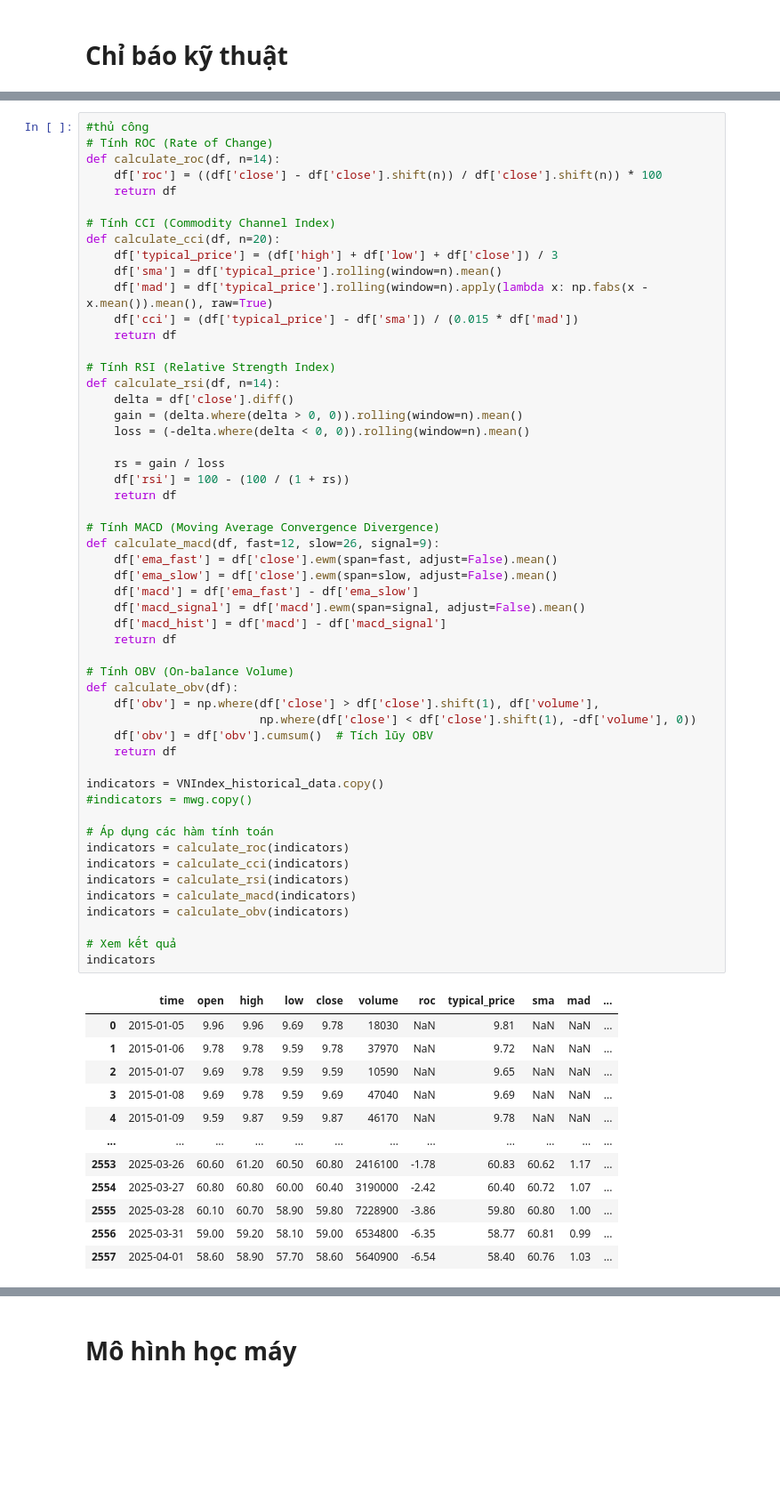
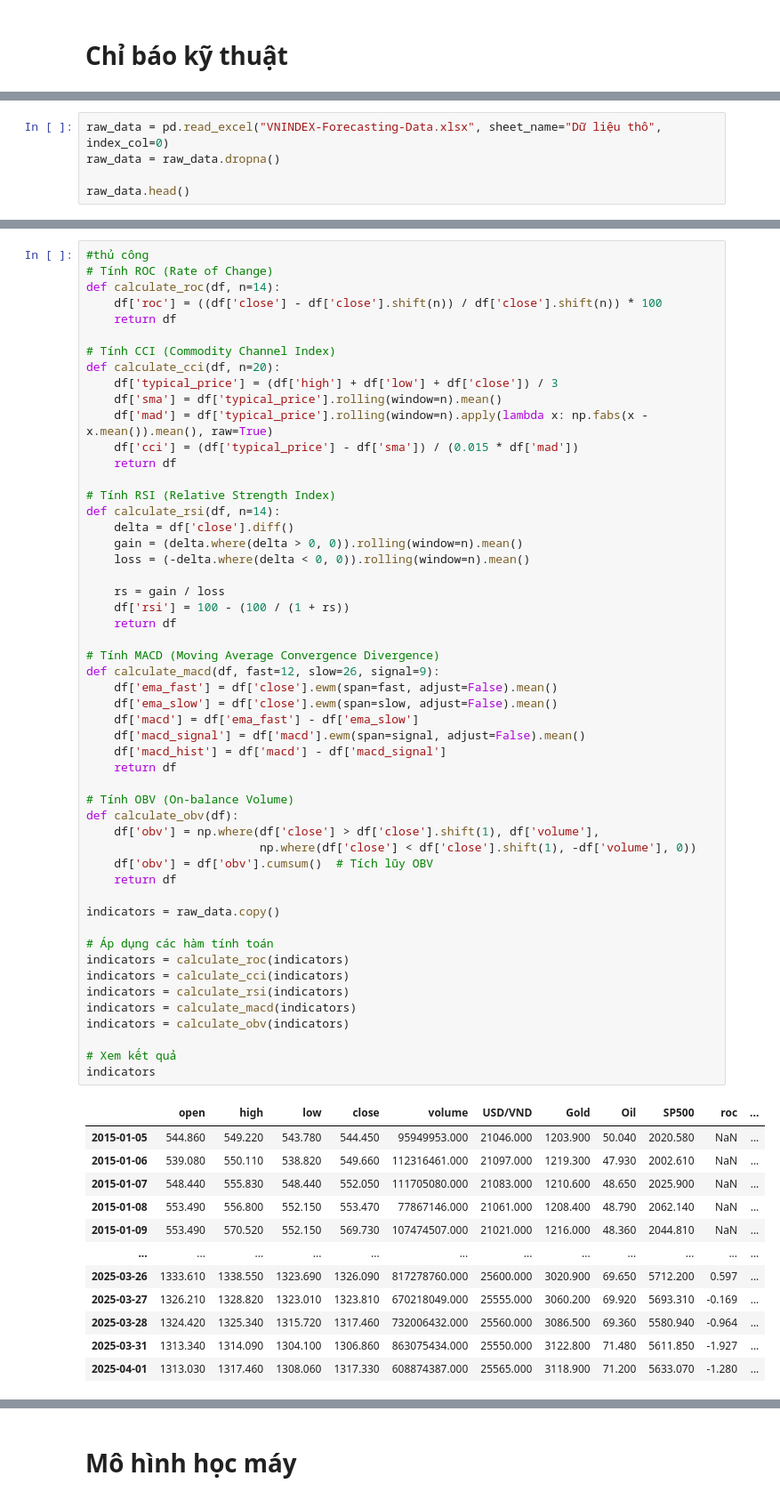
Before and after one commit to ngocminh0123/VNINDEX-Forecasting, a Jupyter notebook: VNINDEX-Forecasting.ipynb, the cells around one changed output, grey strips where cells are left out. Shown at 89% size. Cells and saved outputs as stored; diff of their text form; blank space fills up the shorter version.

```diff
--- a/VNINDEX-Forecasting.ipynb
+++ b/VNINDEX-Forecasting.ipynb
@@ -229,0 +216,5 @@ indicators['obv'] = ta.volume.OnBalanceVolumeIndicator(close=indicators['close']
+# %%
+raw_data = pd.read_excel("VNINDEX-Forecasting-Data.xlsx", sheet_name="Dữ liệu thô", index_col=0)
+raw_data = raw_data.dropna()
+
+raw_data.head()
@@ -252,44 +250,43 @@ def calculate_rsi(df, n=14):
     df['rsi'] = 100 - (100 / (1 + rs))
     return df
 
 # Tính MACD (Moving Average Convergence Divergence)
 def calculate_macd(df, fast=12, slow=26, signal=9):
     df['ema_fast'] = df['close'].ewm(span=fast, adjust=False).mean()
     df['ema_slow'] = df['close'].ewm(span=slow, adjust=False).mean()
     df['macd'] = df['ema_fast'] - df['ema_slow']
     df['macd_signal'] = df['macd'].ewm(span=signal, adjust=False).mean()
     df['macd_hist'] = df['macd'] - df['macd_signal']
     return df
 
 # Tính OBV (On-balance Volume)
 def calculate_obv(df):
     df['obv'] = np.where(df['close'] > df['close'].shift(1), df['volume'],
                          np.where(df['close'] < df['close'].shift(1), -df['volume'], 0))
     df['obv'] = df['obv'].cumsum()  # Tích lũy OBV
     return df
 
-indicators = VNIndex_historical_data.copy()
-#indicators = mwg.copy()
+indicators = raw_data.copy()
 
 # Áp dụng các hàm tính toán
 indicators = calculate_roc(indicators)
 indicators = calculate_cci(indicators)
 indicators = calculate_rsi(indicators)
 indicators = calculate_macd(indicators)
 indicators = calculate_obv(indicators)
 
 # Xem kết quả
 indicators
 # %% [output]
-|  | time | open | high | low | close | volume | roc | typical_price | sma | mad | ... |
-| 0 | 2015-01-05 | 9.96 | 9.96 | 9.69 | 9.78 | 18030 | NaN | 9.81 | NaN | NaN | ... |
-| 1 | 2015-01-06 | 9.78 | 9.78 | 9.59 | 9.78 | 37970 | NaN | 9.72 | NaN | NaN | ... |
-| 2 | 2015-01-07 | 9.69 | 9.78 | 9.59 | 9.59 | 10590 | NaN | 9.65 | NaN | NaN | ... |
-| 3 | 2015-01-08 | 9.69 | 9.78 | 9.59 | 9.69 | 47040 | NaN | 9.69 | NaN | NaN | ... |
-| 4 | 2015-01-09 | 9.59 | 9.87 | 9.59 | 9.87 | 46170 | NaN | 9.78 | NaN | NaN | ... |
+|  | open | high | low | close | volume | USD/VND | Gold | Oil | SP500 | roc | ... |
+| 2015-01-05 | 544.860 | 549.220 | 543.780 | 544.450 | 95949953.000 | 21046.000 | 1203.900 | 50.040 | 2020.580 | NaN | ... |
+| 2015-01-06 | 539.080 | 550.110 | 538.820 | 549.660 | 112316461.000 | 21097.000 | 1219.300 | 47.930 | 2002.610 | NaN | ... |
+| 2015-01-07 | 548.440 | 555.830 | 548.440 | 552.050 | 111705080.000 | 21083.000 | 1210.600 | 48.650 | 2025.900 | NaN | ... |
+| 2015-01-08 | 553.490 | 556.800 | 552.150 | 553.470 | 77867146.000 | 21061.000 | 1208.400 | 48.790 | 2062.140 | NaN | ... |
+| 2015-01-09 | 553.490 | 570.520 | 552.150 | 569.730 | 107474507.000 | 21021.000 | 1216.000 | 48.360 | 2044.810 | NaN | ... |
 | ... | ... | ... | ... | ... | ... | ... | ... | ... | ... | ... | ... |
-| 2553 | 2025-03-26 | 60.60 | 61.20 | 60.50 | 60.80 | 2416100 | -1.78 | 60.83 | 60.62 | 1.17 | ... |
-| 2554 | 2025-03-27 | 60.80 | 60.80 | 60.00 | 60.40 | 3190000 | -2.42 | 60.40 | 60.72 | 1.07 | ... |
-| 2555 | 2025-03-28 | 60.10 | 60.70 | 58.90 | 59.80 | 7228900 | -3.86 | 59.80 | 60.80 | 1.00 | ... |
-| 2556 | 2025-03-31 | 59.00 | 59.20 | 58.10 | 59.00 | 6534800 | -6.35 | 58.77 | 60.81 | 0.99 | ... |
-| 2557 | 2025-04-01 | 58.60 | 58.90 | 57.70 | 58.60 | 5640900 | -6.54 | 58.40 | 60.76 | 1.03 | ... |
+| 2025-03-26 | 1333.610 | 1338.550 | 1323.690 | 1326.090 | 817278760.000 | 25600.000 | 3020.900 | 69.650 | 5712.200 | 0.597 | ... |
+| 2025-03-27 | 1326.210 | 1328.820 | 1323.010 | 1323.810 | 670218049.000 | 25555.000 | 3060.200 | 69.920 | 5693.310 | -0.169 | ... |
+| 2025-03-28 | 1324.420 | 1325.340 | 1315.720 | 1317.460 | 732006432.000 | 25560.000 | 3086.500 | 69.360 | 5580.940 | -0.964 | ... |
+| 2025-03-31 | 1313.340 | 1314.090 | 1304.100 | 1306.860 | 863075434.000 | 25550.000 | 3122.800 | 71.480 | 5611.850 | -1.927 | ... |
+| 2025-04-01 | 1313.030 | 1317.460 | 1308.060 | 1317.330 | 608874387.000 | 25565.000 | 3118.900 | 71.200 | 5633.070 | -1.280 | ... |
```
Also changed, not shown: parts of 24 cells of this notebook, 1 other file.
